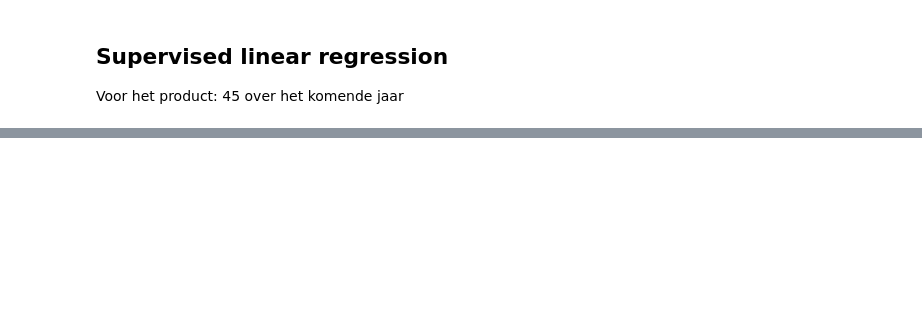
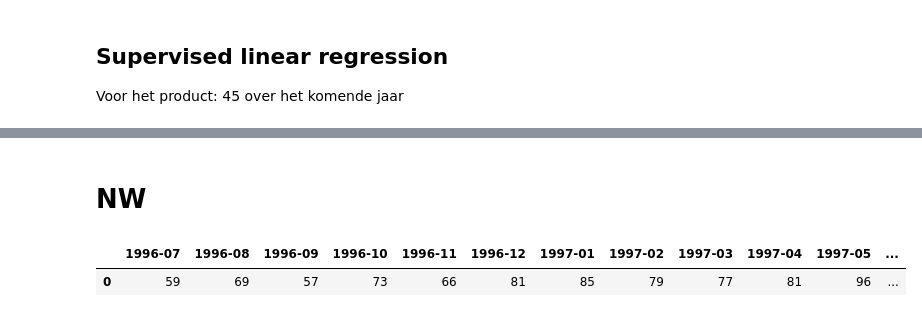
Before and after one commit to 22082476/United-Outdoors, a Jupyter notebook: Practicum_8.1_Regressie.ipynb, the cells around one changed output, grey strips where cells are left out. Cells and saved outputs as stored; diff of their text form; code cells hidden in the pictures; blank space fills up the shorter version.

```diff
--- a/Practicum_8.1_Regressie.ipynb
+++ b/Practicum_8.1_Regressie.ipynb
@@ -75,8 +4,0 @@ data
-# %%
-x = data
-y = forecast.loc[:, ["PRODUCT_NUMBER","EXPECTED_VOLUME"]]
-y = y.groupby("PRODUCT_NUMBER", as_index=False).sum()
-print(x)
-print(y)
-x = update_result(y, x)
-y = update_result(x, y)
@@ -172,0 +74,51 @@ mean_squared_error(y_pred_merge["EXPECTED_VOLUME"], y_pred_merge["Predicted_volu
+# %% [markdown]
+# NW
+# %%
+import pandas as pd
+
+def extract_year_month(df, date_column):
+    """
+    Deze functie neemt een DataFrame en de naam van de kolom met datums.
+    Het voegt een nieuwe kolom toe aan het DataFrame genaamd 'year_month',
+    die het jaar en de maand van elke datum combineert in het formaat "YYYY-MM".
+    """
+    df['year_month'] = df[date_column].dt.strftime('%Y-%m')
+    return df
+
+# Voorbeeldgebruik:
+# Groupby en sorteren
+grouped_orders = orders_from_nw.groupby(['order_date']).agg({'id': 'count'})
+sorted_orders = grouped_orders.reset_index().rename(columns={'id': 'order_count'})
+
+# Pas de extract_year_month functie toe
+sorted_orders = extract_year_month(sorted_orders, 'order_date')
+
+# Bekijk het bijgewerkte DataFrame
+sorted_orders.drop(['order_date'], axis=1, inplace=True)
+sorted_orders = sorted_orders.groupby(['year_month']).agg({'order_count': 'sum'})
+sorted_orders =  sorted_orders.reset_index()
+sorted_orders
+
+
+# Converteer maandnummers naar numerieke waarden
+# sorted_orders['order_date_month'] = pd.to_numeric(sorted_orders['order_date_month'])
+
+# # Sorteer op jaar en maand
+# sorted_orders = sorted_orders.sort_values(by=['order_date_year', 'order_date_month'])
+
+# # Rest van de code blijft hetzelfde
+orders = sorted_orders['order_count']
+dates = sorted_orders['year_month']
+# months = sorted_orders['order_date_month']
+
+# column_names = [str(years[x]) + '-' + str(months[x]) for x in range(len(years))]
+values_dict = {dates[x]: orders[x] for x in range(len(orders))}
+values_dict = pd.DataFrame(values_dict, index=[0])
+values_dict
+#df = pd.DataFrame(values_dict)
+#df
+# De DataFrame met oplopende maanden
+#df
+# %% [output]
+|  | 1996-07 | 1996-08 | 1996-09 | 1996-10 | 1996-11 | 1996-12 | 1997-01 | 1997-02 | 1997-03 | 1997-04 | 1997-05 | ... |
+| 0 | 59 | 69 | 57 | 73 | 66 | 81 | 85 | 79 | 77 | 81 | 96 | ... |
```
Also changed, not shown: parts of 21 cells of this notebook.
